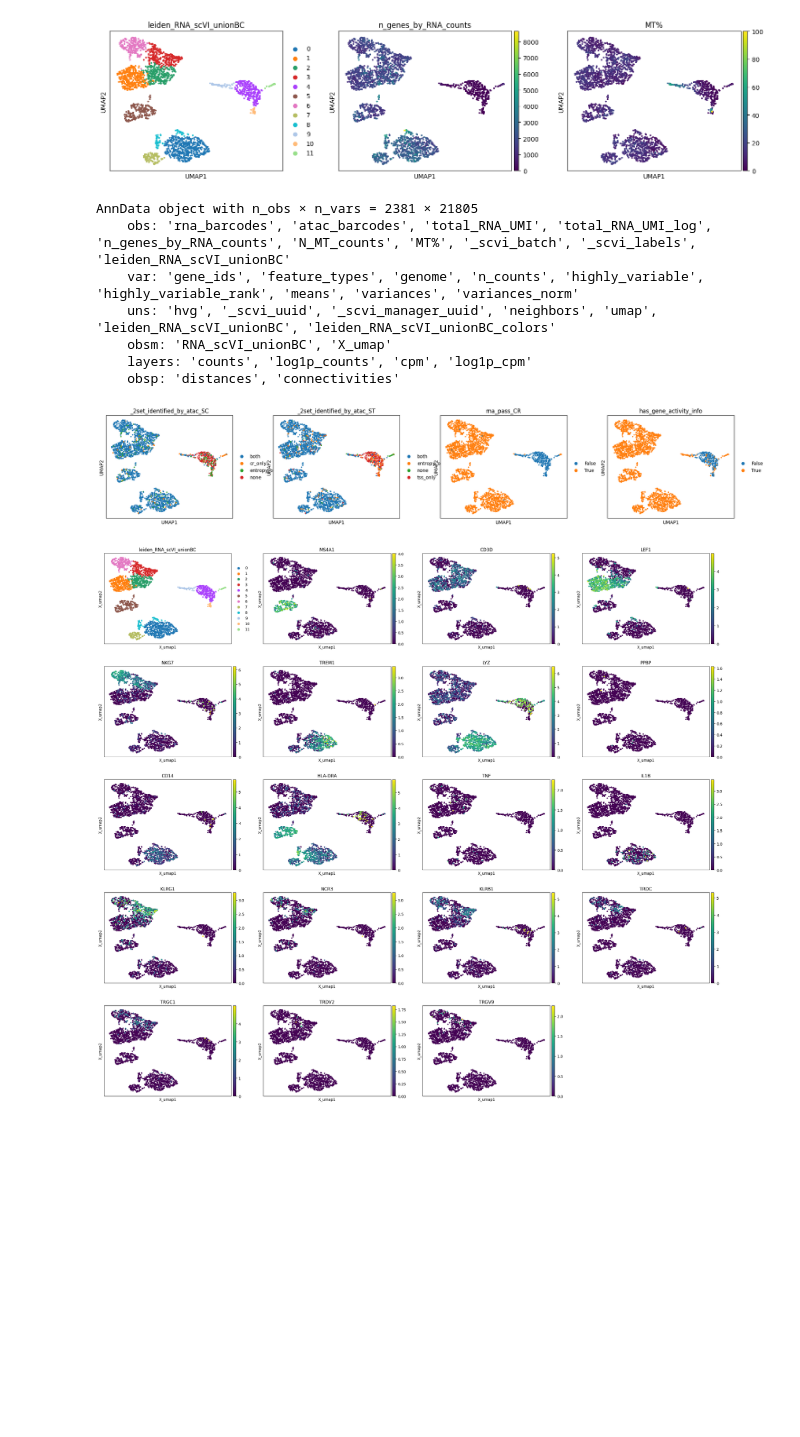
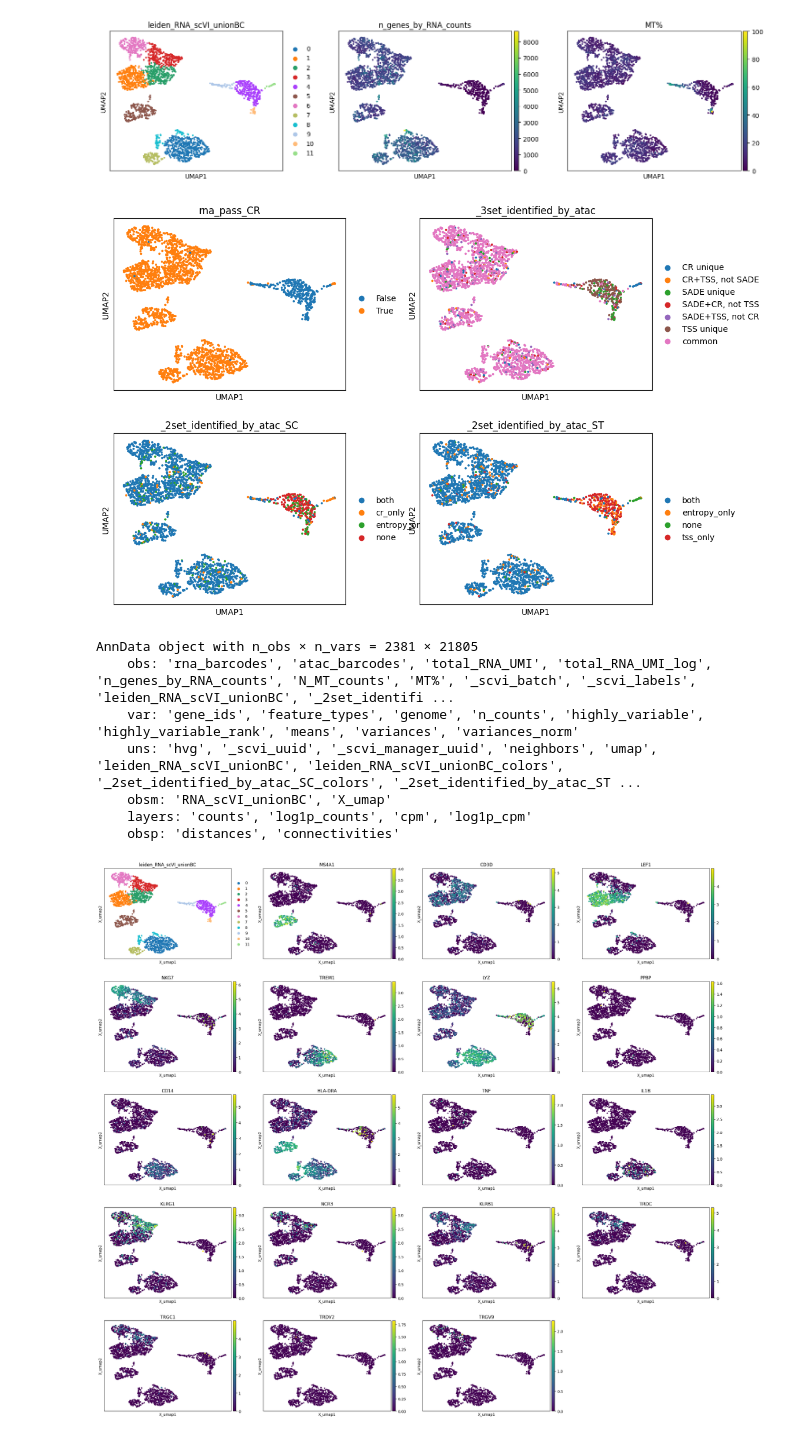
Before and after one commit to streetslab/SADE, a Jupyter notebook: EDA/F3_sup_pbmc_unionset_gene_expression.ipynb, the cells around one changed output. Cells and saved outputs as stored; diff of their text form; code cells hidden in the pictures; blank space fills up the shorter version.

```diff
--- a/EDA/F3_sup_pbmc_unionset_gene_activity.ipynb
+++ b/EDA/F3_sup_pbmc_unionset_gene_expression.ipynb
@@ -22,7 +22,7 @@ import seaborn as sns
 # Load Entropy value for each barcode on atac (if any barcode has invalid entropy value, it's not included in the file)
 entropy_dir = '/mnt/hdd_bob/syy/adipose/atac/res/VIB_10xmultiome_2_WS3000F'
 Union_cell_subdir = os.path.join(entropy_dir, '_cell_calling_comparison')
-Union_cell_info_file = os.path.join(Union_cell_subdir, 'Union_cell_3set_with_RNA_cluster_and_DNAdebrisflag.tsv')
+Union_cell_info_file = os.path.join(Union_cell_subdir, 'Union_cell_3set_all_info.tsv')
 union_cell_info = pd.read_csv(Union_cell_info_file, sep='\t', index_col=0)
 union_cell_info.head(2)
 # %% [output]
@@ -98,30 +94,29 @@ with plt.rc_context({'figure.figsize': (5, 4)}):
     sc.pl.umap(h5_rna_union, color=['leiden_RNA_scVI_unionBC',  'n_genes_by_RNA_counts', 'MT%'], wspace=0.2, size=30, ncols=3)
 # %% [output]
 [figure]
+# %%
+col_list = ['_2set_identified_by_atac_SC', '_2set_identified_by_atac_ST', '_3set_identified_by_atac',
+            'rna_pass_CR']
+for col in col_list:
+    h5_rna_union.obs[col] = h5_rna_union.obs['atac_barcodes'].map(union_cell_info[col])
+
+with plt.rc_context({'figure.figsize': (5, 4)}):
+    sc.pl.umap(h5_rna_union, color=[
+                              'rna_pass_CR', '_3set_identified_by_atac',
+                              '_2set_identified_by_atac_SC',
+                                    '_2set_identified_by_atac_ST',   ] , wspace=0.2, size=30, ncols=2)
+# %% [output]
+[figure, added]
 # %%
 h5_rna_union
 # %% [output]
 AnnData object with n_obs × n_vars = 2381 × 21805
-    obs: 'rna_barcodes', 'atac_barcodes', 'total_RNA_UMI', 'total_RNA_UMI_log', 'n_genes_by_RNA_counts', 'N_MT_counts', 'MT%', '_scvi_batch', '_scvi_labels', 'leiden_RNA_scVI_unionBC'
+    obs: 'rna_barcodes', 'atac_barcodes', 'total_RNA_UMI', 'total_RNA_UMI_log', 'n_genes_by_RNA_counts', 'N_MT_counts', 'MT%', '_scvi_batch', '_scvi_labels', 'leiden_RNA_scVI_unionBC', '_2set_identifi ...
     var: 'gene_ids', 'feature_types', 'genome', 'n_counts', 'highly_variable', 'highly_variable_rank', 'means', 'variances', 'variances_norm'
-    uns: 'hvg', '_scvi_uuid', '_scvi_manager_uuid', 'neighbors', 'umap', 'leiden_RNA_scVI_unionBC', 'leiden_RNA_scVI_unionBC_colors'
+    uns: 'hvg', '_scvi_uuid', '_scvi_manager_uuid', 'neighbors', 'umap', 'leiden_RNA_scVI_unionBC', 'leiden_RNA_scVI_unionBC_colors', '_2set_identified_by_atac_SC_colors', '_2set_identified_by_atac_ST ...
     obsm: 'RNA_scVI_unionBC', 'X_umap'
     layers: 'counts', 'log1p_counts', 'cpm', 'log1p_cpm'
     obsp: 'distances', 'connectivities'
-# %%
-h5_rna_union.obs['has_gene_activity_info'] = h5_rna_union.obs['atac_barcodes'].isin(gene_activity_h5.obs['atac_bc'])
-
-
-col_list = ['_2set_identified_by_atac_SC', '_2set_identified_by_atac_ST', 'rna_pass_CR']
-for col in col_list:
-    h5_rna_union.obs[col] = h5_rna_union.obs['atac_barcodes'].map(union_cell_info[col])
-
-with plt.rc_context({'figure.figsize': (5, 4)}):
-    sc.pl.umap(h5_rna_union, color=['_2set_identified_by_atac_SC',
-                                    '_2set_identified_by_atac_ST',
-                              'rna_pass_CR'] + ['has_gene_activity_info'], wspace=0.2, size=30, ncols=4)
-# %% [output]
-[figure, removed]
 # %%
 mono = ['CD14',   'HLA-DRA', 'TNF', 'IL1B']
 NK = ['KLRG1',   'NCR3','KLRB1']
```
Also changed, not shown: parts of 3 cells of this notebook, 14 other files.
